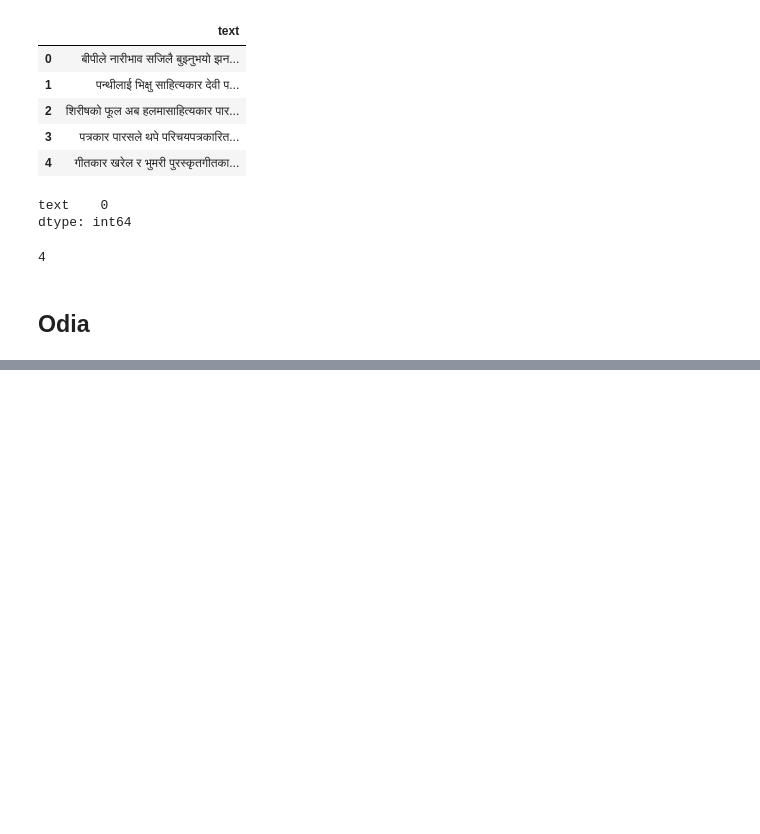
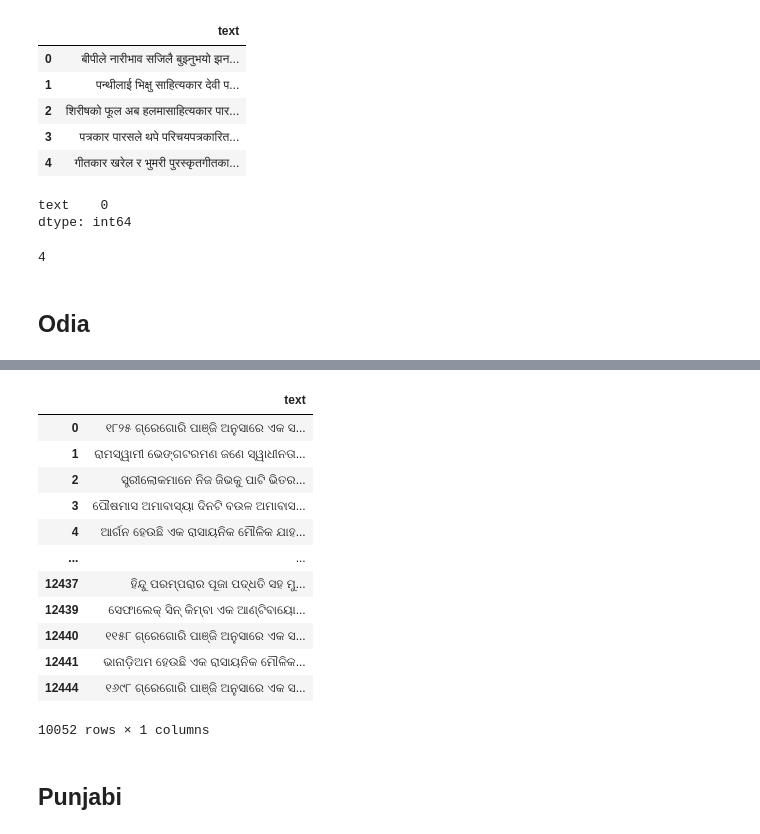
Before and after one commit to pranavagrawal321/Language-Identification, a Jupyter notebook: preprocessing.ipynb, the cells around one changed output, grey strips where cells are left out. Drawn from its saved outputs; the diff is of its cells as text; code cells hidden in the pictures; blank space fills up the shorter version.

Commit message:
Added laguages: Odia,Punjabi

```diff
--- a/preprocessing.ipynb
+++ b/preprocessing.ipynb
@@ -1383,0 +1454,2 @@ data.to_csv('final/Nepali.csv')
+# %%
+data = data[['cleaned']]
@@ -1383,0 +1469,2 @@ data.to_csv('final/Nepali.csv')
+# %%
+data.drop_duplicates(inplace=True)
@@ -1383,0 +1484,4 @@ data.to_csv('final/Nepali.csv')
+# %%
+data.rename(columns={
+    'cleaned': 'text'
+}, inplace=True)
@@ -1383,0 +1497,18 @@ data.to_csv('final/Nepali.csv')
+# %%
+data = data[data['text'] != ""]
+# %%
+data
+# %% [output]
+|  | text |
+| 0 | ୧୮୨୫ ଗ୍ରେଗୋରି ପାଞ୍ଜି ଅନୁସାରେ ଏକ ସ... |
+| 1 | ରାମସ୍ୱାମୀ ଭେଙ୍ଗଟରମଣ ଜଣେ ସ୍ୱାଧୀନତା... |
+| 2 | ସ୍ତ୍ରୀଲୋକମାନେ ନିଜ ଜିଭକୁ ପାଟି ଭିତର... |
+| 3 | ପୌଷମାସ ଅମାବାସ୍ୟା ଦିନଟି ବଉଳ ଅମାବାସ... |
+| 4 | ଆର୍ଗନ ହେଉଛି ଏକ ରାସାୟନିକ ମୌଳିକ ଯାହ... |
+| ... | ... |
+| 12437 | ହିନ୍ଦୁ ପରମ୍ପରାର ପୂଜା ପଦ୍ଧତି ସହ ମୁ... |
+| 12439 | ସେଫାଲେକ୍ ସିନ୍ କିମ୍ବା ଏକ ଆଣ୍ଟିବାୟୋ... |
+| 12440 | ୧୧୫୮ ଗ୍ରେଗୋରି ପାଞ୍ଜି ଅନୁସାରେ ଏକ ସ... |
+| 12441 | ଭାନାଡ଼ିଅମ ହେଉଛି ଏକ ରାସାୟନିକ ମୌଳିକ... |
+| 12444 | ୧୬୯୮ ଗ୍ରେଗୋରି ପାଞ୍ଜି ଅନୁସାରେ ଏକ ସ... |
+10052 rows × 1 columns
@@ -1383,0 +1517,2 @@ data.to_csv('final/Nepali.csv')
+# %% [markdown]
+## Punjabi
```
Also changed, not shown: parts of 48 cells of this notebook, 1 other file.
